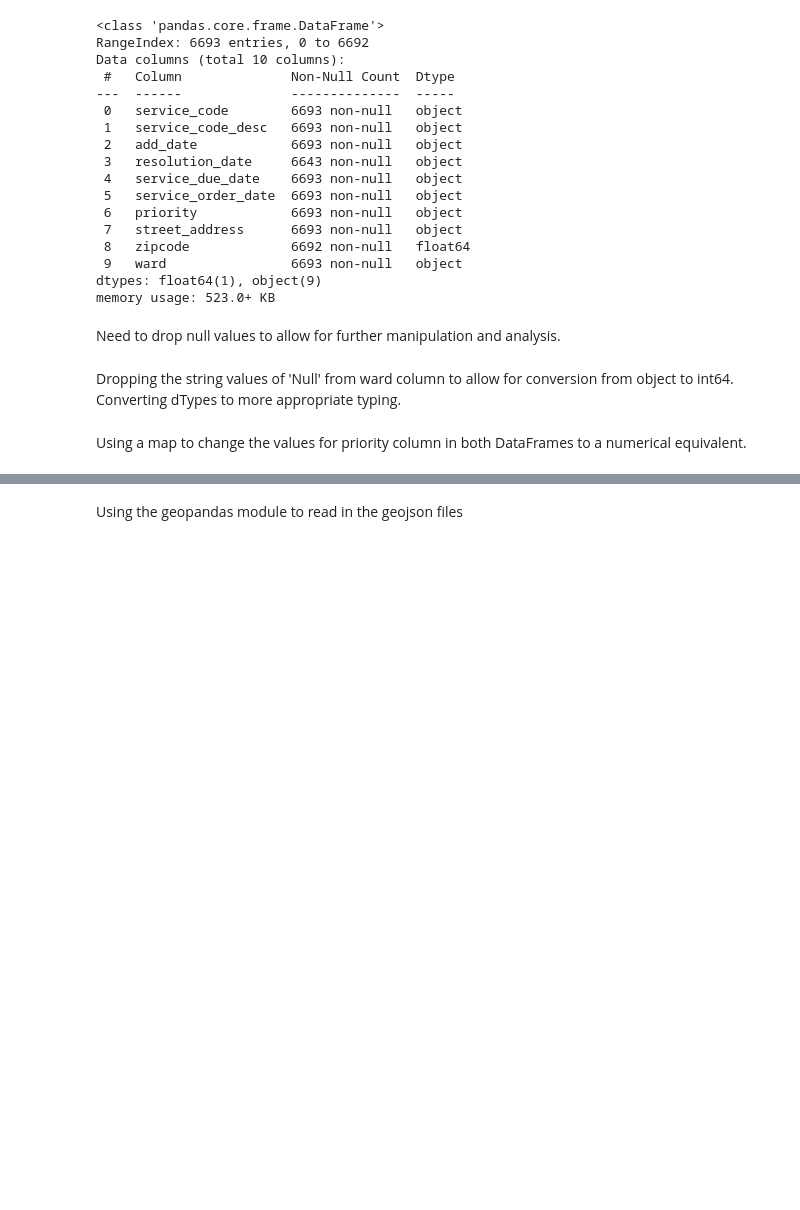
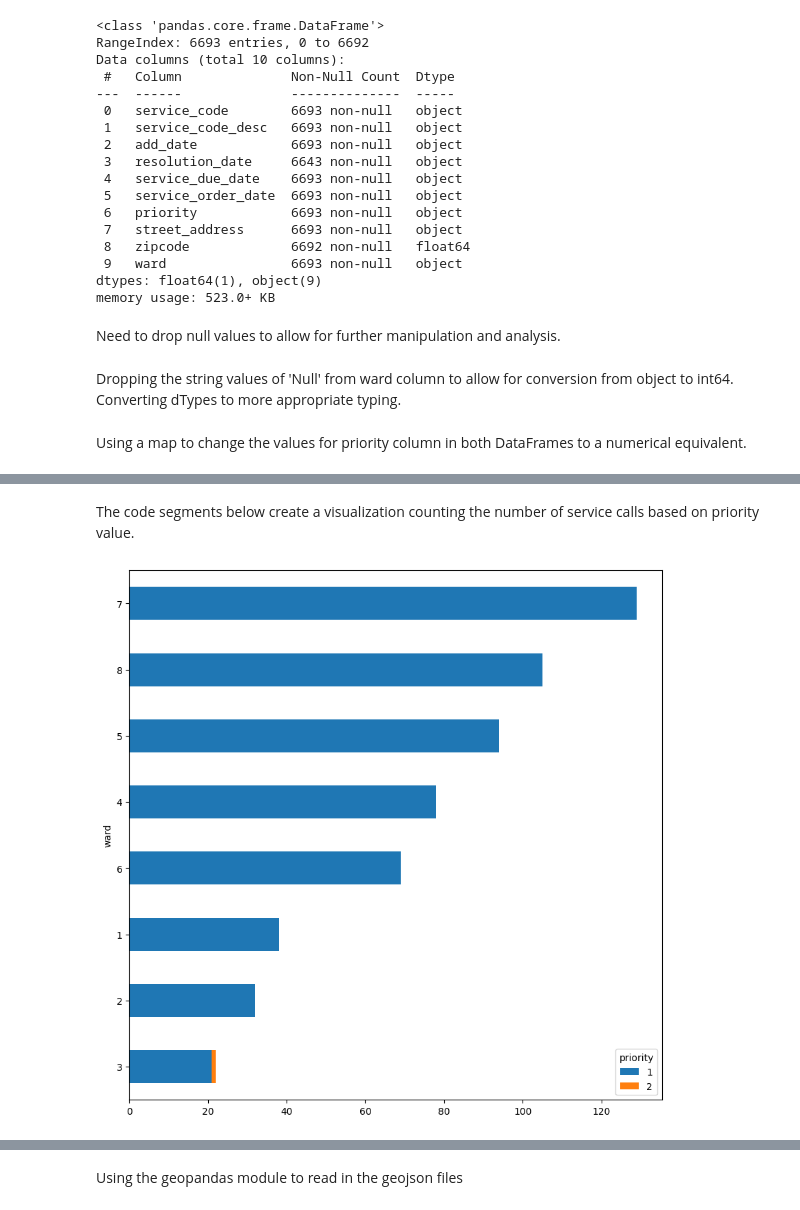
Before and after one commit to MarioVA1/INST447FinalProject, a Jupyter notebook: INST477_Final_Project.ipynb, the cells around one changed output, grey strips where cells are left out. Saved outputs shown, nothing was run; the diff lists cells and outputs as text; code cells hidden in the pictures; blank space fills up the shorter version.

Commit message:
Added a couple visuals

```diff
--- a/INST477_Final_Project.ipynb
+++ b/INST477_Final_Project.ipynb
@@ -231,3 +231,12 @@ parking_df.head()
 | 2 | S0336 | Out of State Parking Violation (R... | 2023/03/15 05:03:54+00 | 2023/03/15 07:10:37+00 | 2023/04/27 05:03:54+00 | 2023/03/15 05:03:54+00 | ... |
 | 3 | S0261 | Parking Enforcement | 2023/03/15 10:59:06+00 | 2023/03/15 16:04:07+00 | 2023/03/16 10:59:06+00 | 2023/03/15 10:59:06+00 | ... |
 | 4 | S0261 | Parking Enforcement | 2023/03/15 11:07:59+00 | 2023/03/15 12:55:44+00 | 2023/03/16 11:07:59+00 | 2023/03/15 11:07:59+00 | ... |
+# %% [markdown]
+The code segments below create a visualization counting the number of service calls based on priority value.
+# %%
+sort_order = abandoned_df.groupby(['ward']).size().sort_values(ascending = True).index.to_list()
+fig, ax = plt.subplots(1, 1, figsize = (10, 10))
+abandoned_df.groupby(['ward', 'priority']).size().unstack().reindex(sort_order).plot.barh(ax = ax, stacked = True)
+plt.show()
+# %% [output]
+[figure, added]
```
Also changed, not shown: parts of 6 cells of this notebook.
